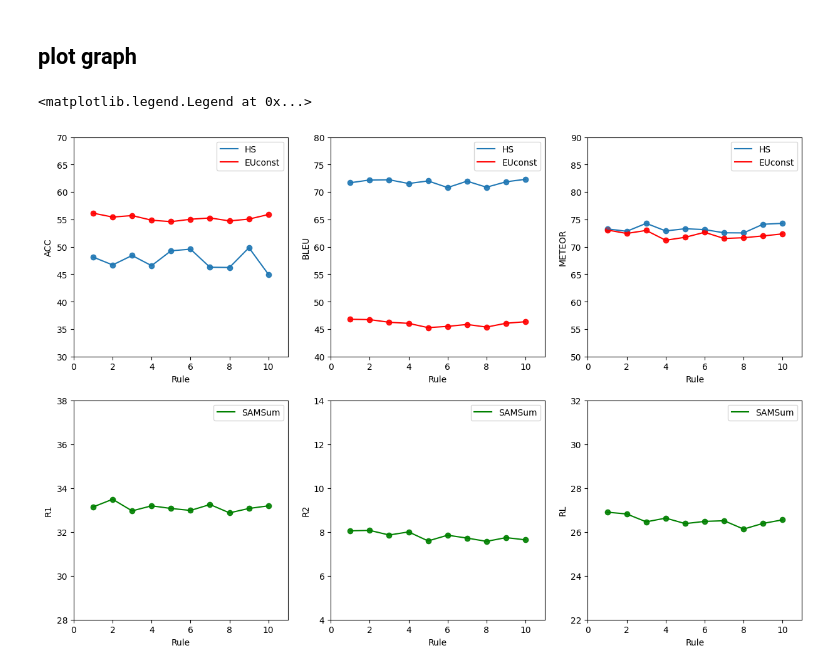
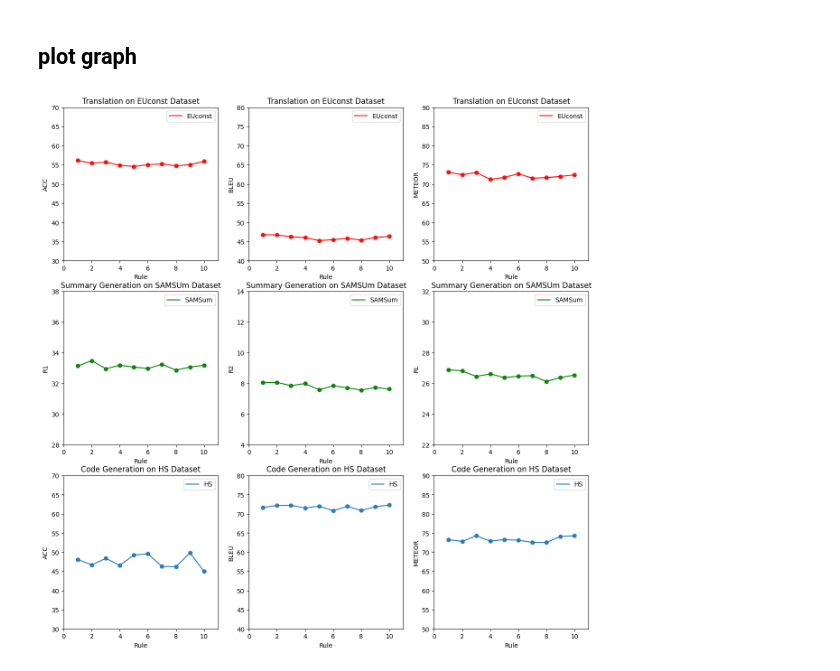
Before and after one commit to chinesebear/fuzzys2s, a Jupyter notebook: doc/fuzzys2s_rule.ipynb, the cells around one changed output. Cells and saved outputs as stored; diff of their text form; code cells hidden in the pictures.

```diff
--- a/doc/fuzzys2s_rule.ipynb
+++ b/doc/fuzzys2s_rule.ipynb
@@ -45,14 +45,12 @@ hs_data = np.array(hs_data)
 euconst_data = np.array(euconst_data)
 samsum_data = np.array(samsum_data)
 
-f, axes = plt.subplots(2, 3, figsize=(15,10))
+f, axes = plt.subplots(3, 3, figsize=(15,15))
 
 sub_graph = axes[0][0]
-sub_graph.plot(rule_data, hs_data[:, 0], label='HS')
-sub_graph.scatter(rule_data, hs_data[:, 0], alpha=.9)
 sub_graph.plot(rule_data, euconst_data[:, 0], label='EUconst', color='r')
 sub_graph.scatter(rule_data, euconst_data[:, 0], alpha=.9, color='r')
-# sub_graph.set_title("HS(FuzzyS2S-T)")
+sub_graph.set_title("Translation on EUconst Dataset")
 sub_graph.set_xlabel("Rule")
 sub_graph.set_ylabel("ACC")
 sub_graph.set_xlim(0,11)
@@ -60,11 +58,9 @@ sub_graph.set_ylim(30,70)
 sub_graph.legend()
 
 sub_graph = axes[0][1]
-sub_graph.plot(rule_data, hs_data[:, 1], label='HS')
-sub_graph.scatter(rule_data, hs_data[:, 1], alpha=.9)
 sub_graph.plot(rule_data, euconst_data[:, 1], label='EUconst', color='r')
 sub_graph.scatter(rule_data, euconst_data[:, 1], alpha=.9, color='r')
-# sub_graph.set_title("HS(FuzzyS2S-T)")
+sub_graph.set_title("Translation on EUconst Dataset")
 sub_graph.set_xlabel("Rule")
 sub_graph.set_ylabel("BLEU")
 sub_graph.set_xlim(0,11)
@@ -72,11 +68,9 @@ sub_graph.set_ylim(40,80)
 sub_graph.legend()
 
 sub_graph = axes[0][2]
-sub_graph.plot(rule_data, hs_data[:, 2], label='HS')
-sub_graph.scatter(rule_data, hs_data[:, 2], alpha=.9)
 sub_graph.plot(rule_data, euconst_data[:, 2], label='EUconst', color='r')
 sub_graph.scatter(rule_data, euconst_data[:, 2], alpha=.9, color='r')
-# sub_graph.set_title("SamSum(FuzzyS2S-T)")
+sub_graph.set_title("Translation on EUconst Dataset")
 sub_graph.set_xlabel("Rule")
 sub_graph.set_ylabel("METEOR")
 sub_graph.set_xlim(0,11)
@@ -86,35 +80,67 @@ sub_graph.legend()
 sub_graph = axes[1][0]
 data = samsum_data
 sub_graph.plot(rule_data, data[:, 0], label='SAMSum',color='g')
 sub_graph.scatter(rule_data, data[:, 0], alpha=.9, color='g')
-# sub_graph.set_title("EUconst(FuzzyS2S-T)")
+sub_graph.set_title("Summary Generation on SAMSUm Dataset")
 sub_graph.set_xlabel("Rule")
 sub_graph.set_ylabel("R1")
 sub_graph.set_xlim(0,11)
 sub_graph.set_ylim(28,38)
 sub_graph.legend()
 
+
 sub_graph = axes[1][1]
 data = samsum_data
 sub_graph.plot(rule_data, data[:, 1], label='SAMSum',color='g')
 sub_graph.scatter(rule_data, data[:, 1], alpha=.9, color='g')
-# sub_graph.set_title("HS(FuzzyS2S-T)")
+sub_graph.set_title("Summary Generation on SAMSUm Dataset")
 sub_graph.set_xlabel("Rule")
 sub_graph.set_ylabel("R2")
 sub_graph.set_xlim(0,11)
 sub_graph.set_ylim(4,14)
 sub_graph.legend()
 
 sub_graph = axes[1][2]
 data = samsum_data
 sub_graph.plot(rule_data, data[:, 2], label='SAMSum',color='g')
 sub_graph.scatter(rule_data, data[:, 2], alpha=.9, color='g')
-# sub_graph.set_title("SamSum(FuzzyS2S-T)")
+sub_graph.set_title("Summary Generation on SAMSUm Dataset")
 sub_graph.set_xlabel("Rule")
 sub_graph.set_ylabel("RL")
 sub_graph.set_xlim(0,11)
 sub_graph.set_ylim(22,32)
 sub_graph.legend()
+
+sub_graph = axes[2][0]
+sub_graph.plot(rule_data, hs_data[:, 0], label='HS')
+sub_graph.scatter(rule_data, hs_data[:, 0], alpha=.9)
+sub_graph.set_title("Code Generation on HS Dataset")
+sub_graph.set_xlabel("Rule")
+sub_graph.set_ylabel("ACC")
+sub_graph.set_xlim(0,11)
+sub_graph.set_ylim(30,70)
+sub_graph.legend()
+
+sub_graph = axes[2][1]
+sub_graph.plot(rule_data, hs_data[:, 1], label='HS')
+sub_graph.scatter(rule_data, hs_data[:, 1], alpha=.9)
+sub_graph.set_title("Code Generation on HS Dataset")
+sub_graph.set_xlabel("Rule")
+sub_graph.set_ylabel("BLEU")
+sub_graph.set_xlim(0,11)
+sub_graph.set_ylim(40,80)
+sub_graph.legend()
+
+sub_graph = axes[2][2]
+sub_graph.plot(rule_data, hs_data[:, 2], label='HS')
+sub_graph.scatter(rule_data, hs_data[:, 2], alpha=.9)
+sub_graph.set_title("Code Generation on HS Dataset")
+sub_graph.set_xlabel("Rule")
+sub_graph.set_ylabel("METEOR")
+sub_graph.set_xlim(0,11)
+sub_graph.set_ylim(50,90)
+sub_graph.legend()
+
+plt.savefig("fuzzys2s-rule.svg")
 # %% [output]
-<matplotlib.legend.Legend at 0x...>
-[figure, old version]
+[figure, new version]
```
Also changed, not shown: 34 other files.
